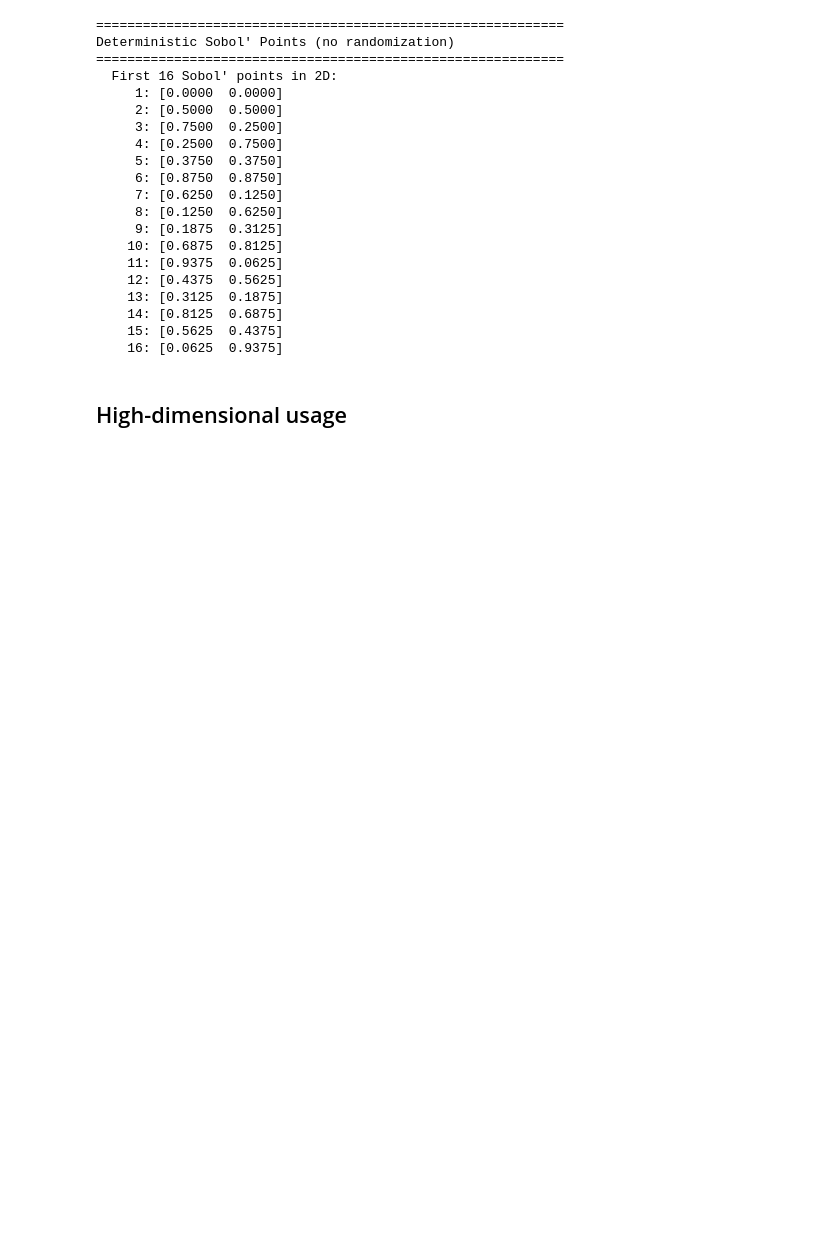
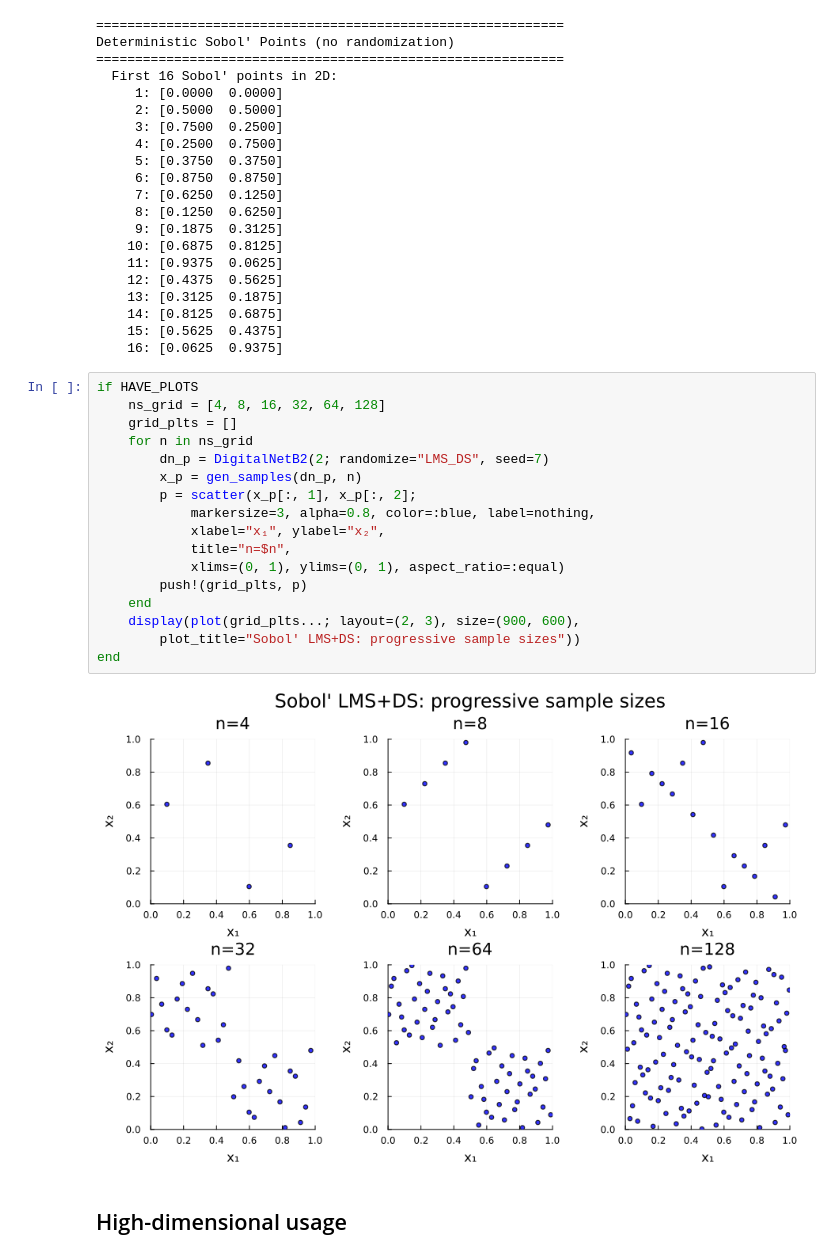
Before and after one commit to QMCSoftware/QMC.jl, a Jupyter notebook: demos/digital_net_b2.ipynb, the cells around one changed output. Cells and saved outputs as stored; diff of their text form; blank space fills up the shorter version.

```diff
--- a/demos/digital_net_b2.ipynb
+++ b/demos/digital_net_b2.ipynb
@@ -186,6 +210,25 @@ Deterministic Sobol' Points (no randomization)
     14: [0.8125  0.6875]
     15: [0.5625  0.4375]
     16: [0.0625  0.9375]
+# %%
+if HAVE_PLOTS
+    ns_grid = [4, 8, 16, 32, 64, 128]
+    grid_plts = []
+    for n in ns_grid
+        dn_p = DigitalNetB2(2; randomize="LMS_DS", seed=7)
+        x_p = gen_samples(dn_p, n)
+        p = scatter(x_p[:, 1], x_p[:, 2];
+            markersize=3, alpha=0.8, color=:blue, label=nothing,
+            xlabel="x₁", ylabel="x₂",
+            title="n=$n",
+            xlims=(0, 1), ylims=(0, 1), aspect_ratio=:equal)
+        push!(grid_plts, p)
+    end
+    display(plot(grid_plts...; layout=(2, 3), size=(900, 600),
+        plot_title="Sobol' LMS+DS: progressive sample sizes"))
+end
+# %% [output]
+[figure, added]
 # %% [markdown]
 ## High-dimensional usage
 # %%
```
Also changed, not shown: parts of 4 cells of this notebook, 14 other files.
